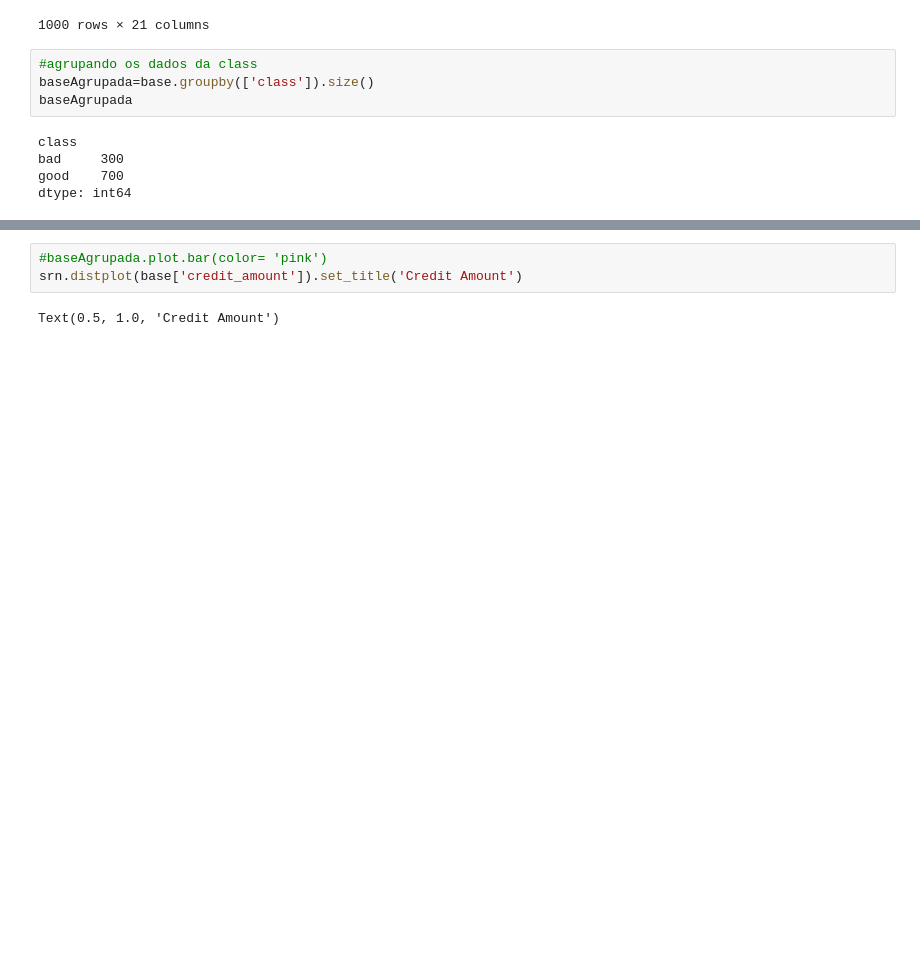
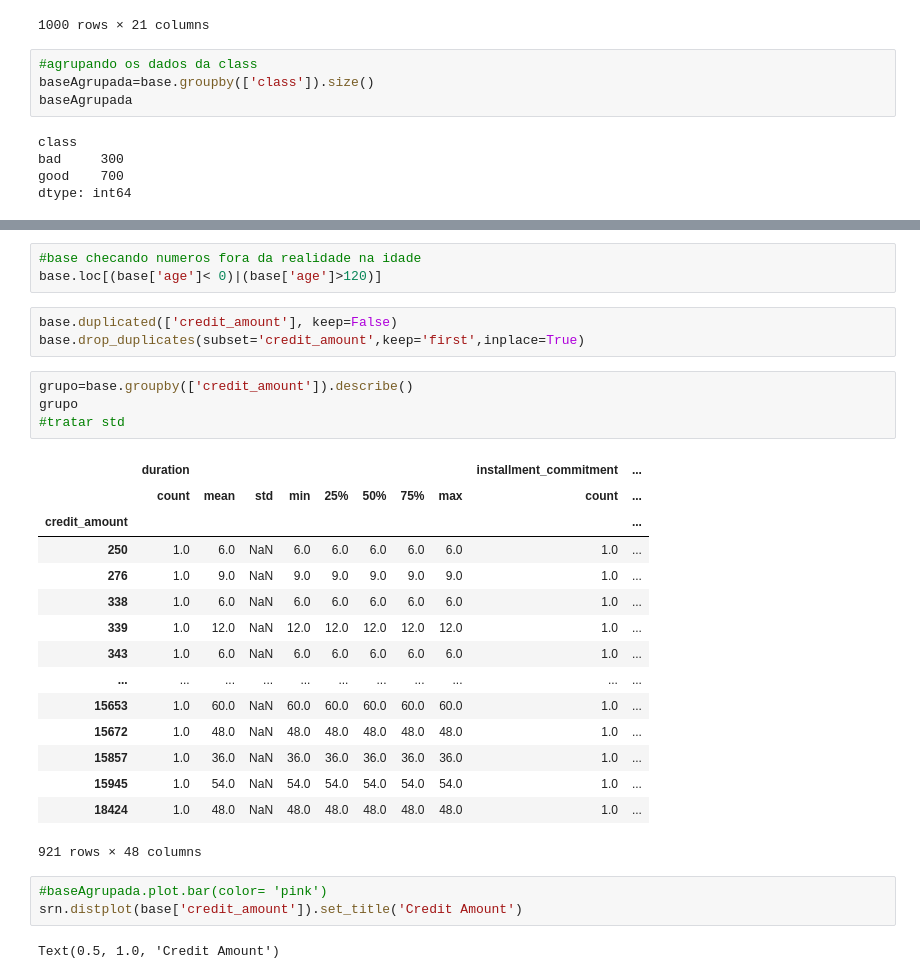
Before and after one commit to WandersonGustavo/Imersao_Alura, a Jupyter notebook: Projeto_Final_DB.ipynb, the cells around one changed output, grey strips where cells are left out. Cells and saved outputs as stored; diff of their text form; blank space fills up the shorter version.

```diff
--- a/Projeto_Final_DB.ipynb
+++ b/Projeto_Final_DB.ipynb
@@ -46,3 +88,29 @@ dtype: int64
+# %%
+#base checando numeros fora da realidade na idade
+base.loc[(base['age']< 0)|(base['age']>120)]
+# %%
+base.duplicated(['credit_amount'], keep=False)
+base.drop_duplicates(subset='credit_amount',keep='first',inplace=True)
+# %%
+grupo=base.groupby(['credit_amount']).describe()
+grupo
+#tratar std
+# %% [output]
+|  | duration |  |  |  |  |  |  |  | installment_commitment | ... |
+|  | count | mean | std | min | 25% | 50% | 75% | max | count | ... |
+| credit_amount |  |  |  |  |  |  |  |  |  | ... |
+| 250 | 1.0 | 6.0 | NaN | 6.0 | 6.0 | 6.0 | 6.0 | 6.0 | 1.0 | ... |
+| 276 | 1.0 | 9.0 | NaN | 9.0 | 9.0 | 9.0 | 9.0 | 9.0 | 1.0 | ... |
+| 338 | 1.0 | 6.0 | NaN | 6.0 | 6.0 | 6.0 | 6.0 | 6.0 | 1.0 | ... |
+| 339 | 1.0 | 12.0 | NaN | 12.0 | 12.0 | 12.0 | 12.0 | 12.0 | 1.0 | ... |
+| 343 | 1.0 | 6.0 | NaN | 6.0 | 6.0 | 6.0 | 6.0 | 6.0 | 1.0 | ... |
+| ... | ... | ... | ... | ... | ... | ... | ... | ... | ... | ... |
+| 15653 | 1.0 | 60.0 | NaN | 60.0 | 60.0 | 60.0 | 60.0 | 60.0 | 1.0 | ... |
+| 15672 | 1.0 | 48.0 | NaN | 48.0 | 48.0 | 48.0 | 48.0 | 48.0 | 1.0 | ... |
+| 15857 | 1.0 | 36.0 | NaN | 36.0 | 36.0 | 36.0 | 36.0 | 36.0 | 1.0 | ... |
+| 15945 | 1.0 | 54.0 | NaN | 54.0 | 54.0 | 54.0 | 54.0 | 54.0 | 1.0 | ... |
+| 18424 | 1.0 | 48.0 | NaN | 48.0 | 48.0 | 48.0 | 48.0 | 48.0 | 1.0 | ... |
+921 rows × 48 columns
 # %%
 #baseAgrupada.plot.bar(color= 'pink')
 srn.distplot(base['credit_amount']).set_title('Credit Amount')
```
Also changed, not shown: parts of 4 cells of this notebook.
